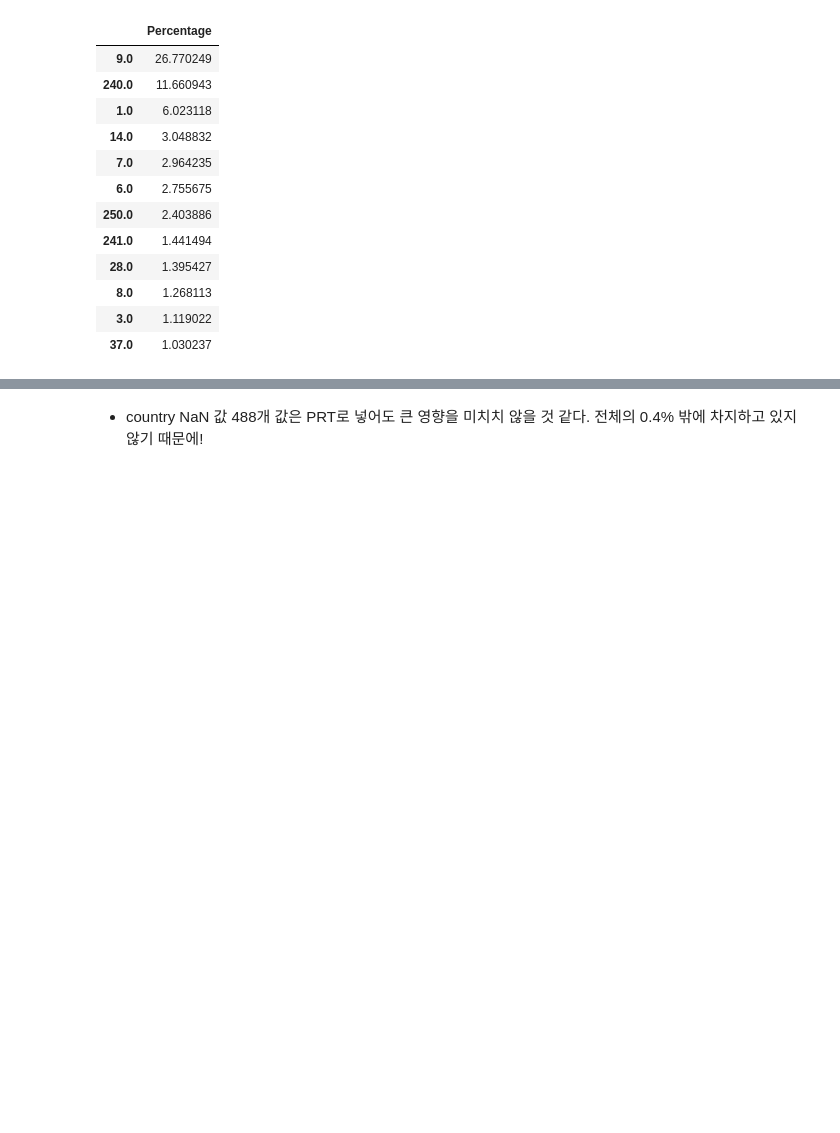
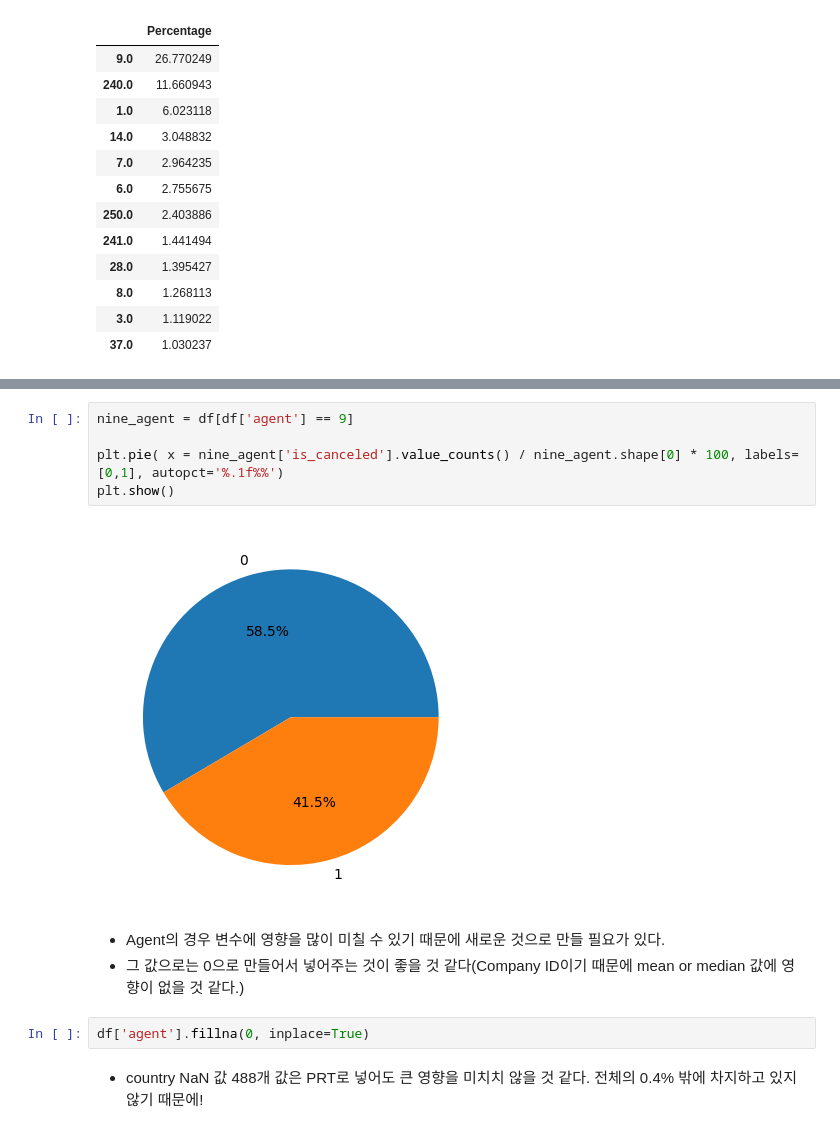
Before and after one commit to ManuSong/Hotel-Demand-MiniProject, a Jupyter notebook: hotel-demand.ipynb, the cells around one changed output, grey strips where cells are left out. Saved outputs shown, nothing was run; the diff lists cells and outputs as text; blank space fills up the shorter version.

```diff
--- a/hotel-demand.ipynb
+++ b/hotel-demand.ipynb
@@ -161,3 +169,15 @@ agent_percent[agent_percent['Percentage'] >= 1]
+# %%
+nine_agent = df[df['agent'] == 9]
+
+plt.pie( x = nine_agent['is_canceled'].value_counts() / nine_agent.shape[0] * 100, labels=[0,1], autopct='%.1f%%')
+plt.show()
+# %% [output]
+[figure, added]
+# %% [markdown]
+- Agent의 경우 변수에 영향을 많이 미칠 수 있기 때문에 새로운 것으로 만들 필요가 있다.
+- 그 값으로는 0으로 만들어서 넣어주는 것이 좋을 것 같다(Company ID이기 때문에 mean or median 값에 영향이 없을 것 같다.)
+# %%
+df['agent'].fillna(0, inplace=True)
 # %% [markdown]
 - country NaN 값 488개 값은 PRT로 넣어도 큰 영향을 미치치 않을 것 같다. 전체의 0.4% 밖에 차지하고 있지 않기 때문에!
 # %%
```
Also changed, not shown: parts of 15 cells of this notebook.
